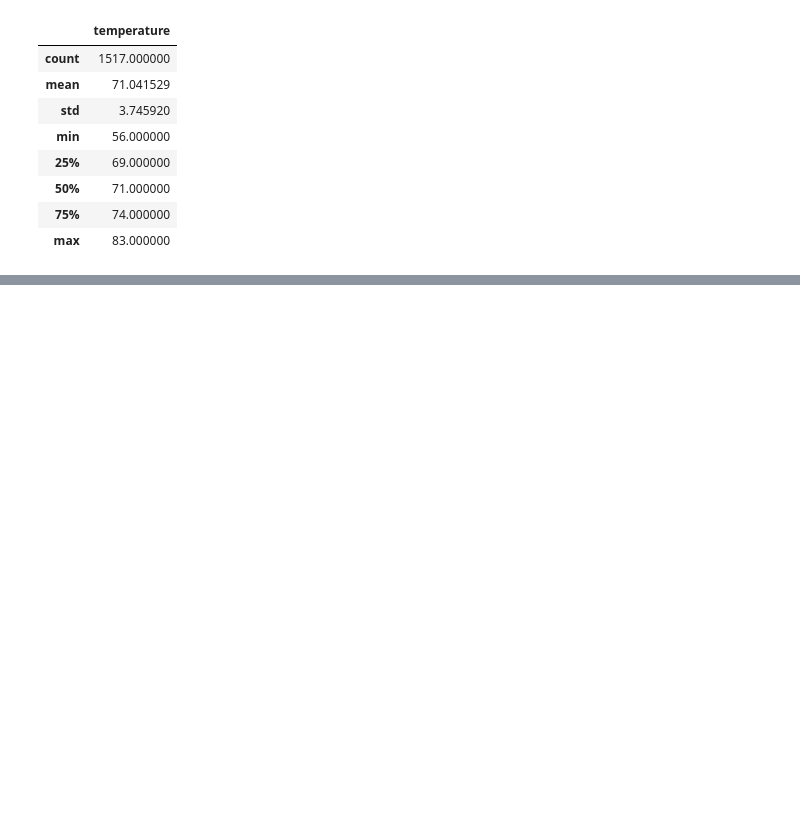
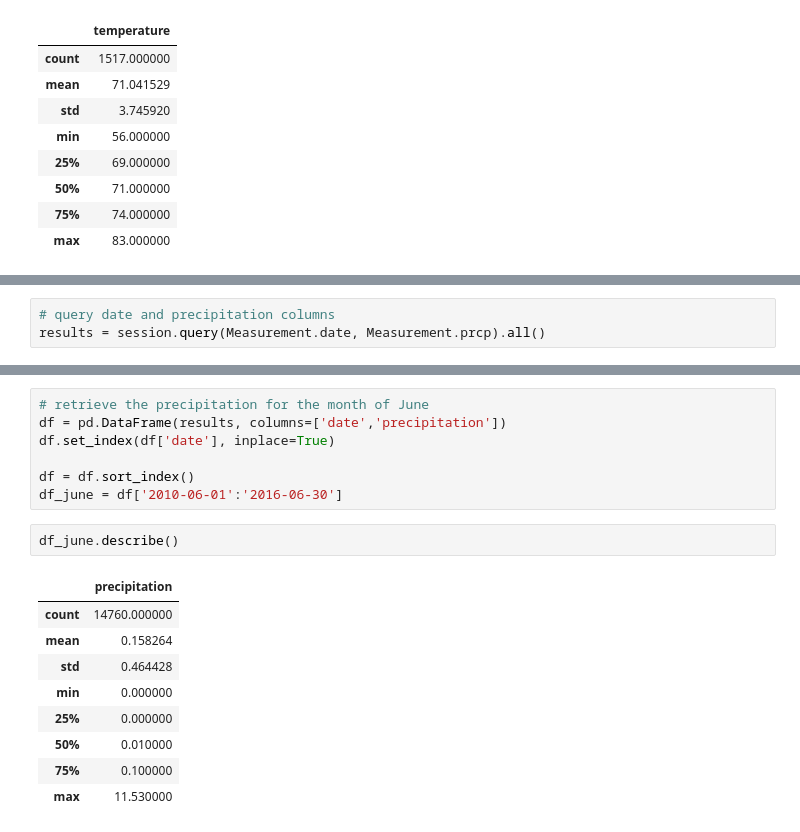
Before and after one commit to DougUOT/surfs_up, a Jupyter notebook: SurfsUp_Challenge.ipynb, the cells around one changed output, grey strips where cells are left out. Saved outputs shown, nothing was run; the diff lists cells and outputs as text; blank space fills up the shorter version.

```diff
--- a/SurfsUp_Challenge.ipynb
+++ b/SurfsUp_Challenge.ipynb
@@ -134,0 +182,3 @@ df.describe()
+# %%
+# query date and precipitation columns
+results = session.query(Measurement.date, Measurement.prcp).all()
@@ -134,0 +207,19 @@ df.describe()
+# %%
+# retrieve the precipitation for the month of June
+df = pd.DataFrame(results, columns=['date','precipitation'])
+df.set_index(df['date'], inplace=True)
+
+df = df.sort_index()
+df_june = df['2010-06-01':'2016-06-30']
+# %%
+df_june.describe()
+# %% [output]
+|  | precipitation |
+| count | 14760.000000 |
+| mean | 0.158264 |
+| std | 0.464428 |
+| min | 0.000000 |
+| 25% | 0.000000 |
+| 50% | 0.010000 |
+| 75% | 0.100000 |
+| max | 11.530000 |
```
Also changed, not shown: parts of 19 cells of this notebook.
